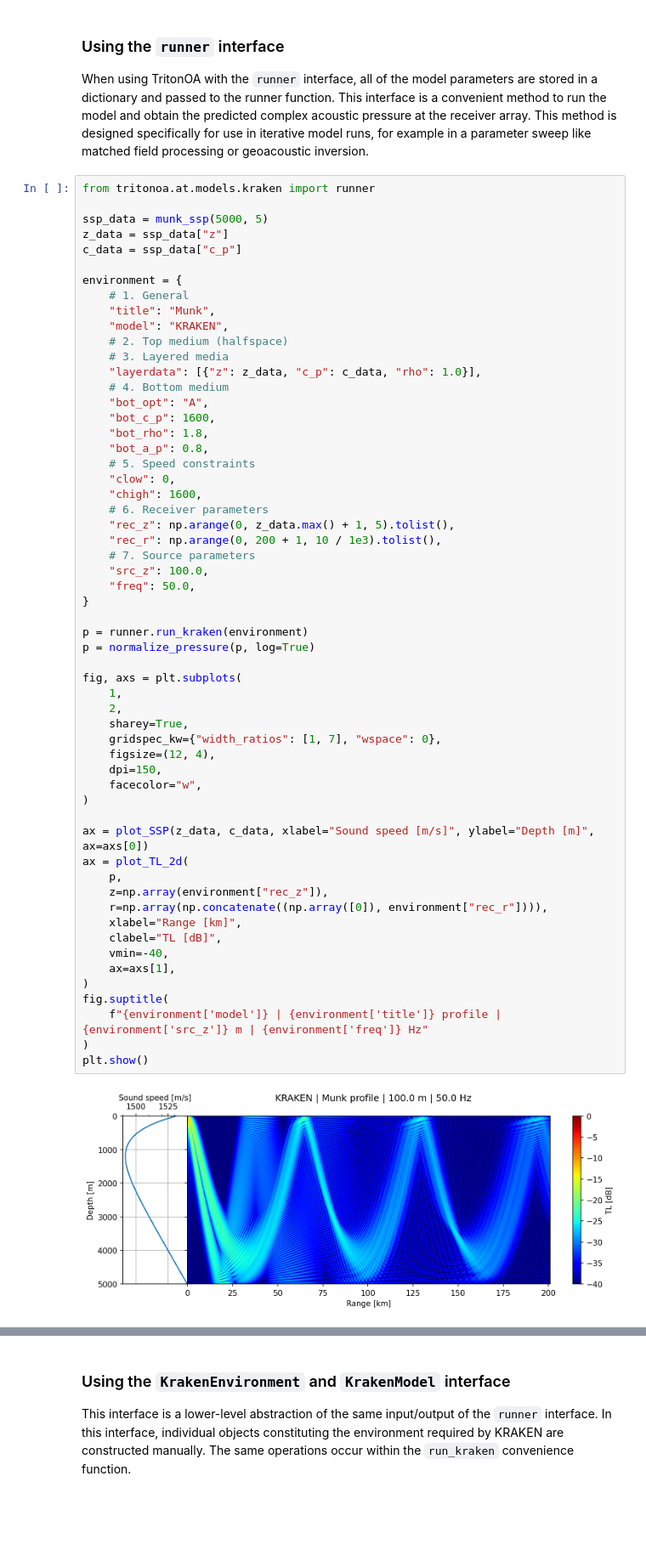
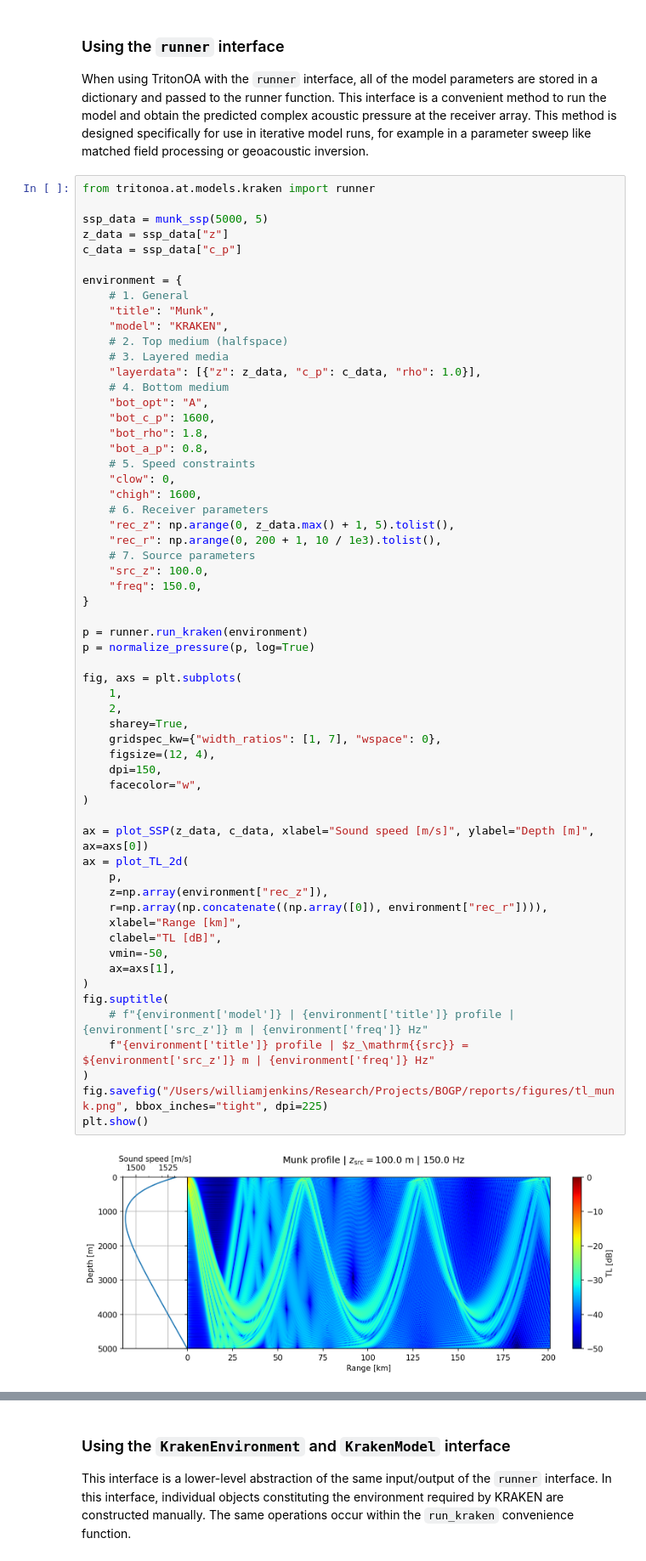
Before and after one commit to NeptuneProjects/TritonOA, a Jupyter notebook: tutorials/RunKRAKEN.ipynb, the cells around one changed output, grey strips where cells are left out. Shown at 85% size. Cells and saved outputs as stored; diff of their text form; blank space fills up the shorter version.

```diff
--- a/tutorials/RunKRAKEN.ipynb
+++ b/tutorials/RunKRAKEN.ipynb
@@ -40,35 +40,37 @@ environment = {
     "rec_r": np.arange(0, 200 + 1, 10 / 1e3).tolist(),
     # 7. Source parameters
     "src_z": 100.0,
-    "freq": 50.0,
+    "freq": 150.0,
 }
 
 p = runner.run_kraken(environment)
 p = normalize_pressure(p, log=True)
 
 fig, axs = plt.subplots(
     1,
     2,
     sharey=True,
     gridspec_kw={"width_ratios": [1, 7], "wspace": 0},
     figsize=(12, 4),
     dpi=150,
     facecolor="w",
 )
 
 ax = plot_SSP(z_data, c_data, xlabel="Sound speed [m/s]", ylabel="Depth [m]", ax=axs[0])
 ax = plot_TL_2d(
     p,
     z=np.array(environment["rec_z"]),
     r=np.array(np.concatenate((np.array([0]), environment["rec_r"]))),
     xlabel="Range [km]",
     clabel="TL [dB]",
-    vmin=-40,
+    vmin=-50,
     ax=axs[1],
 )
 fig.suptitle(
-    f"{environment['model']} | {environment['title']} profile | {environment['src_z']} m | {environment['freq']} Hz"
+    # f"{environment['model']} | {environment['title']} profile | {environment['src_z']} m | {environment['freq']} Hz"
+    f"{environment['title']} profile | $z_\mathrm{{src}} = ${environment['src_z']} m | {environment['freq']} Hz"
 )
+fig.savefig("/Users/williamjenkins/Research/Projects/BOGP/reports/figures/tl_munk.png", bbox_inches="tight", dpi=225)
 plt.show()
 # %% [output]
-[figure, old version]
+[figure, new version]
```
Also changed, not shown: parts of 2 cells of this notebook, 1 other file.
